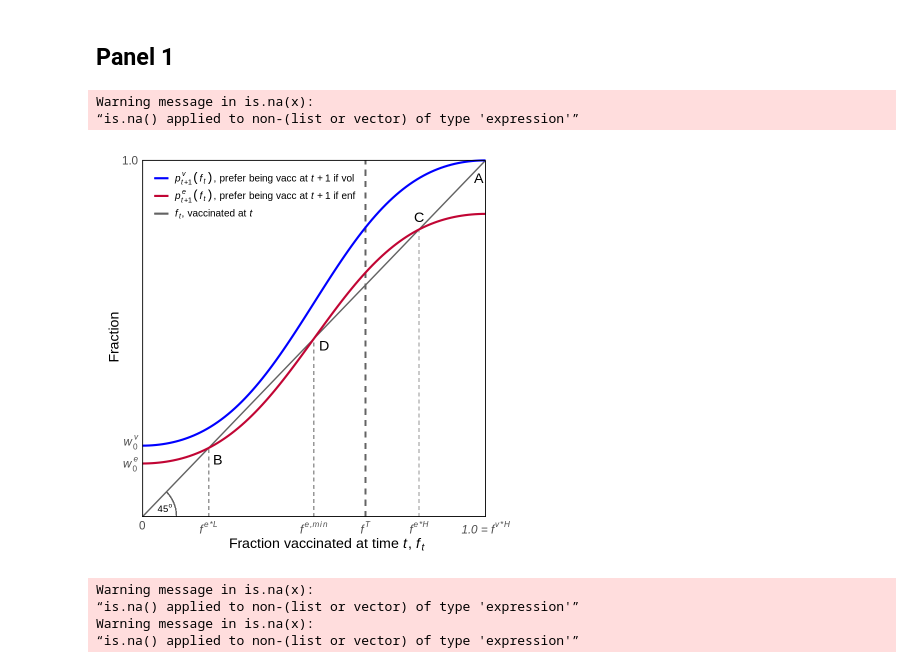
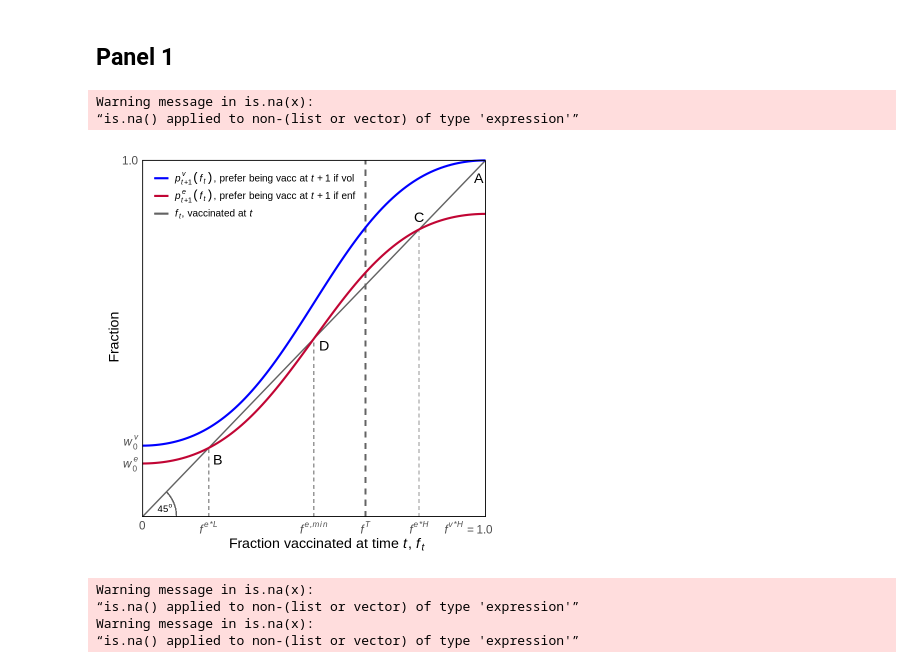
Before and after one commit to scottcohn97/schmelz_bowles, a Jupyter notebook: schmelz_bowles.ipynb, the cells around one changed output. Cells and saved outputs as stored; diff of their text form; code cells hidden in the pictures.

```diff
--- a/schmelz_bowles.ipynb
+++ b/schmelz_bowles.ipynb
@@ -65,13 +65,14 @@ p2 <- p1 +
 p3 <- p2 +
   # remove buffer
   scale_x_continuous(limits = c(0,1.075), expand = c(0, 0),
-    breaks = c(0, 0.1937, 0.5, 0.65, 0.8063, 1),
+    breaks = c(0, 0.1937, 0.5, 0.65, 0.8063, 0.95),
     labels = c("0",
                expression(italic(f^{ paste(e,"*",L)})),
                expression(italic(f^{ paste(e,",", min)})),
                expression(italic(f^T)),
                expression(italic(f^{ paste(e,"*",H)})),
-               expression(italic("1.0" == f^{ paste(v,"*",H)})))) +
+               bquote(italic(f^{ paste(v,"*",H)}) == phantom() * "1.0"))) +
+               #expression(italic(f^{ paste(v,"*",H)} == phantom()), "1.0"))) +
   scale_y_continuous(limits = c(0,1.01), expand = c(0, 0),
     breaks = c(0.148, 0.21, 1),
     labels = c(expression(italic(w[0]^e)),
@@ -80,34 +81,34 @@ p3 <- p2 +
   # color
   scale_color_manual(name = element_blank(),
     values = c("#636363", "#c10534", "#0000ff"),
     labels = c(bquote(italic(f[t]) * ", vaccinated at " * italic(t)),
                bquote(italic(p[t+1]^e) * italic((f[t])) * ", prefer being vacc at " * italic(t+1) * " if enf"),
                bquote(italic(p[t+1]^v) * italic((f[t])) * ", prefer being vacc at " * italic(t+1) * " if vol")),
                guide = guide_legend(reverse = TRUE)) +
   # theme
   theme_minimal() +
   theme(
     panel.grid = element_blank(),
     legend.position = c(0.30,0.9),
     legend.text = element_text(size = 12),
     legend.key.size = unit(0.75, "cm"),
     axis.title.x = element_text(size = 17),
     #axis.title.x = ggtext::element_markdown(size = 17),
     axis.title.y = element_text(size = 17, angle = 90, vjust = 0.5),
     #axis.title.y = ggtext::element_markdown(size = 17),
     axis.text = element_text(size = 14),
     plot.margin = margin(.5, .2, .5, .5, "cm")
     ) +
   annotate(geom = 'segment', y = 1, yend = 1, color = 'black', x = -Inf, xend = 1, size = 0.5) +
   annotate(geom = 'segment', y = 0, yend = 0, color = 'black', x = -Inf, xend = 1, size = 1) +
   annotate(geom = 'segment', y = 1, yend = 0, color = 'black', x = 1, xend = 1, size = 0.5) +
   annotate(geom = 'segment', y = 1, yend = 0, color = 'black', x = 0, xend = 0, size = 1)
 
 p3
 # %% [output]
 Warning message in is.na(x):
 “is.na() applied to non-(list or vector) of type 'expression'”
-[figure, old version]
+[figure, new version]
 # %%
 # Save plot
 ggsave(file = "schmelz_bowles_01.pdf", plot = p3, width = 7, height = 7)
```
Also changed, not shown: parts of 4 cells of this notebook.
